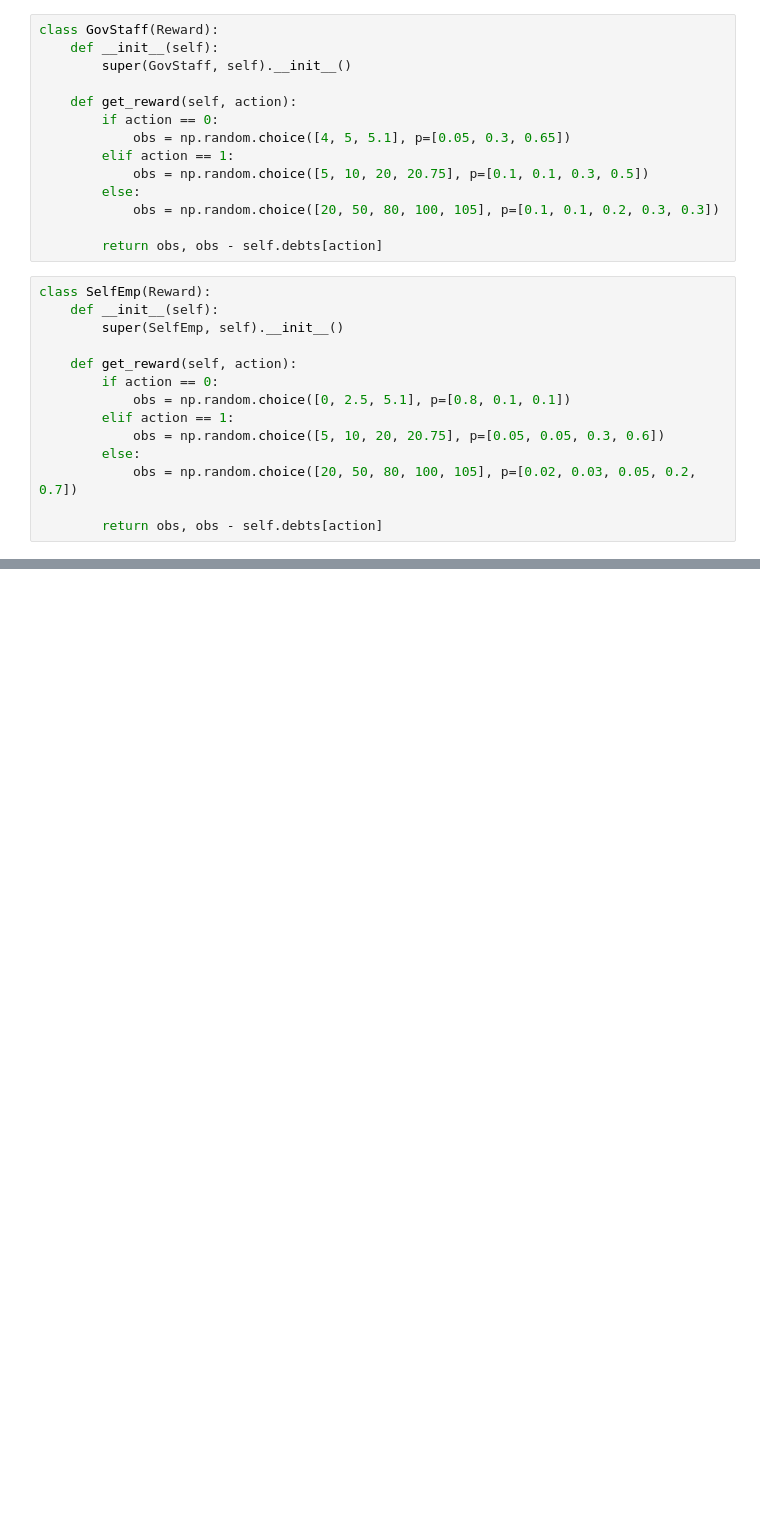
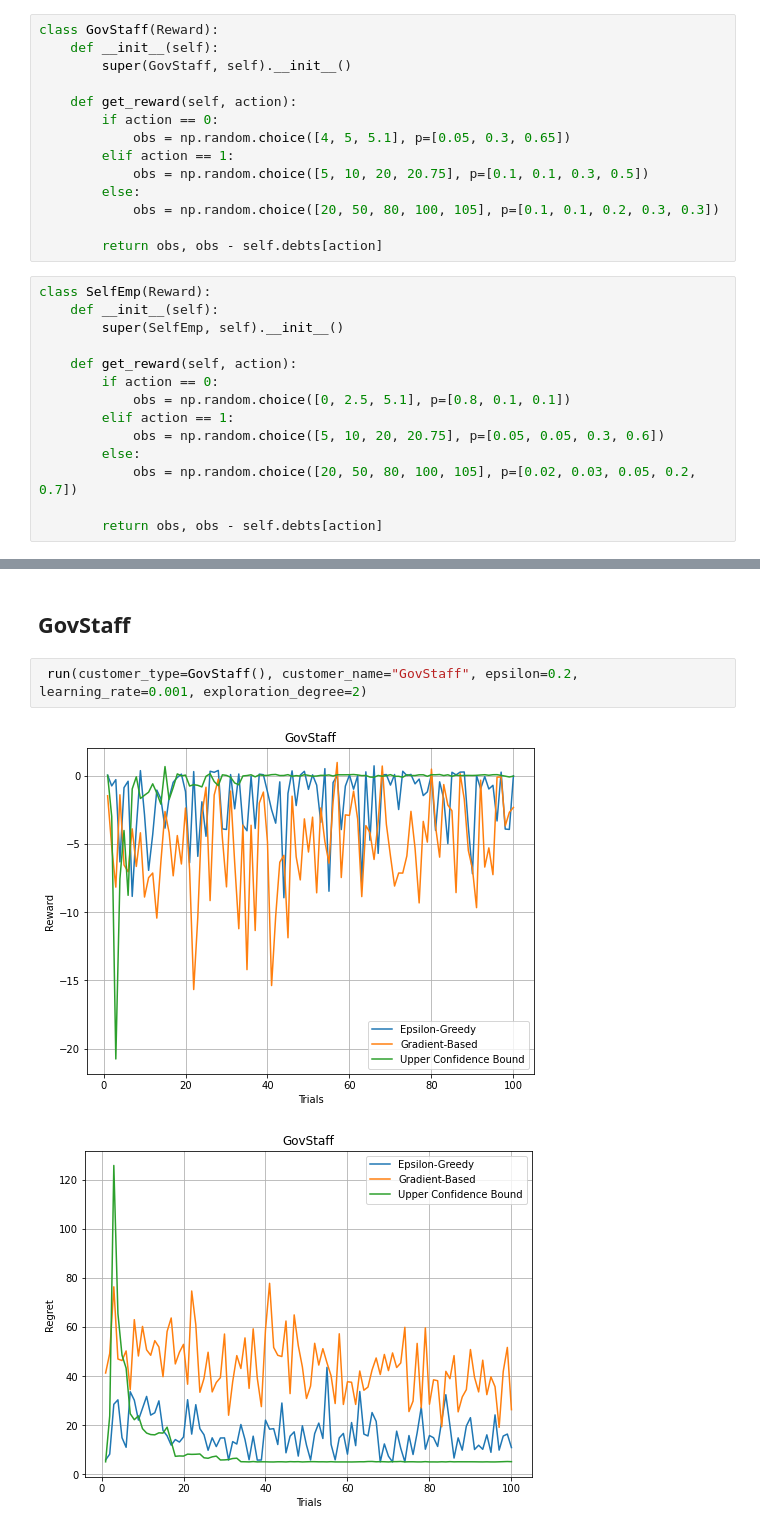
Before and after one commit to mohammadsaadati80/Multi-Armed-Bandit, a Jupyter notebook: Codes.ipynb, the cells around one changed output, grey strips where cells are left out. Saved outputs shown, nothing was run; the diff lists cells and outputs as text; blank space fills up the shorter version.

```diff
--- a/Codes.ipynb
+++ b/Codes.ipynb
@@ -105,0 +345,8 @@ class Agent:
+# %% [markdown]
+<a name='3-2'></a>
+## GovStaff
+# %%
+ run(customer_type=GovStaff(), customer_name="GovStaff", epsilon=0.2, learning_rate=0.001, exploration_degree=2)
+# %% [output]
+[figure, added]
+[figure, added]
```
Also changed, not shown: parts of 26 cells of this notebook.
